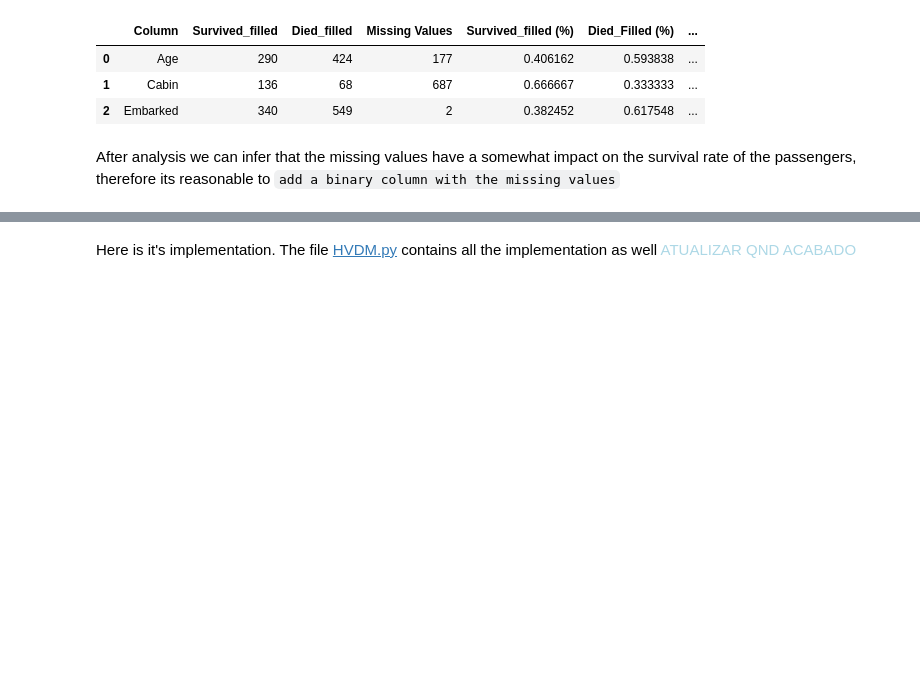
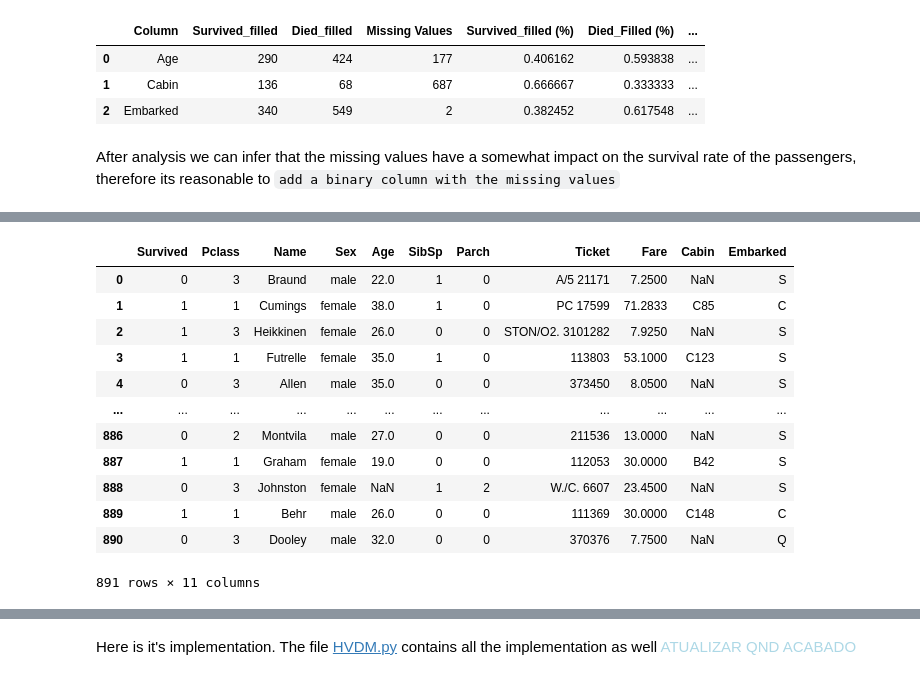
Before and after one commit to miguel-c05/Titanic-Survivability-Prediction, a Jupyter notebook: notebook.ipynb, the cells around one changed output, grey strips where cells are left out. Saved outputs shown, nothing was run; the diff lists cells and outputs as text; code cells hidden in the pictures; blank space fills up the shorter version.

```diff
--- a/notebook.ipynb
+++ b/notebook.ipynb
@@ -213,0 +223,28 @@ After analysis we can infer that the missing values have a somewhat impact on th
+# %%
+def turn_name_col_into_ASCII(df: pd.DataFrame, column:str ) -> None:
+    """
+    the objective of the func is to retrieve the last name of the passengers then convert the name column to ASCII format.
+    """
+
+    df[column] = df[column].apply(lambda x: x.split(',')[0])# select the last name of the passenger
+    """df[column] = df[column].apply(lambda x: ''.join(str(ord(c)) for c in x))# convert the name to ASCII format"""
+    return df
+
+data = pd.DataFrame(pd.read_csv('train.csv'))
+data.drop(columns=['PassengerId'], inplace=True)
+turn_name_col_into_ASCII(data, 'Name')
+display(data)
+# %% [output]
+|  | Survived | Pclass | Name | Sex | Age | SibSp | Parch | Ticket | Fare | Cabin | Embarked |
+| 0 | 0 | 3 | Braund | male | 22.0 | 1 | 0 | A/5 21171 | 7.2500 | NaN | S |
+| 1 | 1 | 1 | Cumings | female | 38.0 | 1 | 0 | PC 17599 | 71.2833 | C85 | C |
+| 2 | 1 | 3 | Heikkinen | female | 26.0 | 0 | 0 | STON/O2. 3101282 | 7.9250 | NaN | S |
+| 3 | 1 | 1 | Futrelle | female | 35.0 | 1 | 0 | 113803 | 53.1000 | C123 | S |
+| 4 | 0 | 3 | Allen | male | 35.0 | 0 | 0 | 373450 | 8.0500 | NaN | S |
+| ... | ... | ... | ... | ... | ... | ... | ... | ... | ... | ... | ... |
+| 886 | 0 | 2 | Montvila | male | 27.0 | 0 | 0 | 211536 | 13.0000 | NaN | S |
+| 887 | 1 | 1 | Graham | female | 19.0 | 0 | 0 | 112053 | 30.0000 | B42 | S |
+| 888 | 0 | 3 | Johnston | female | NaN | 1 | 2 | W./C. 6607 | 23.4500 | NaN | S |
+| 889 | 1 | 1 | Behr | male | 26.0 | 0 | 0 | 111369 | 30.0000 | C148 | C |
+| 890 | 0 | 3 | Dooley | male | 32.0 | 0 | 0 | 370376 | 7.7500 | NaN | Q |
+891 rows × 11 columns
```
Also changed, not shown: parts of 9 cells of this notebook, 1 other file.
